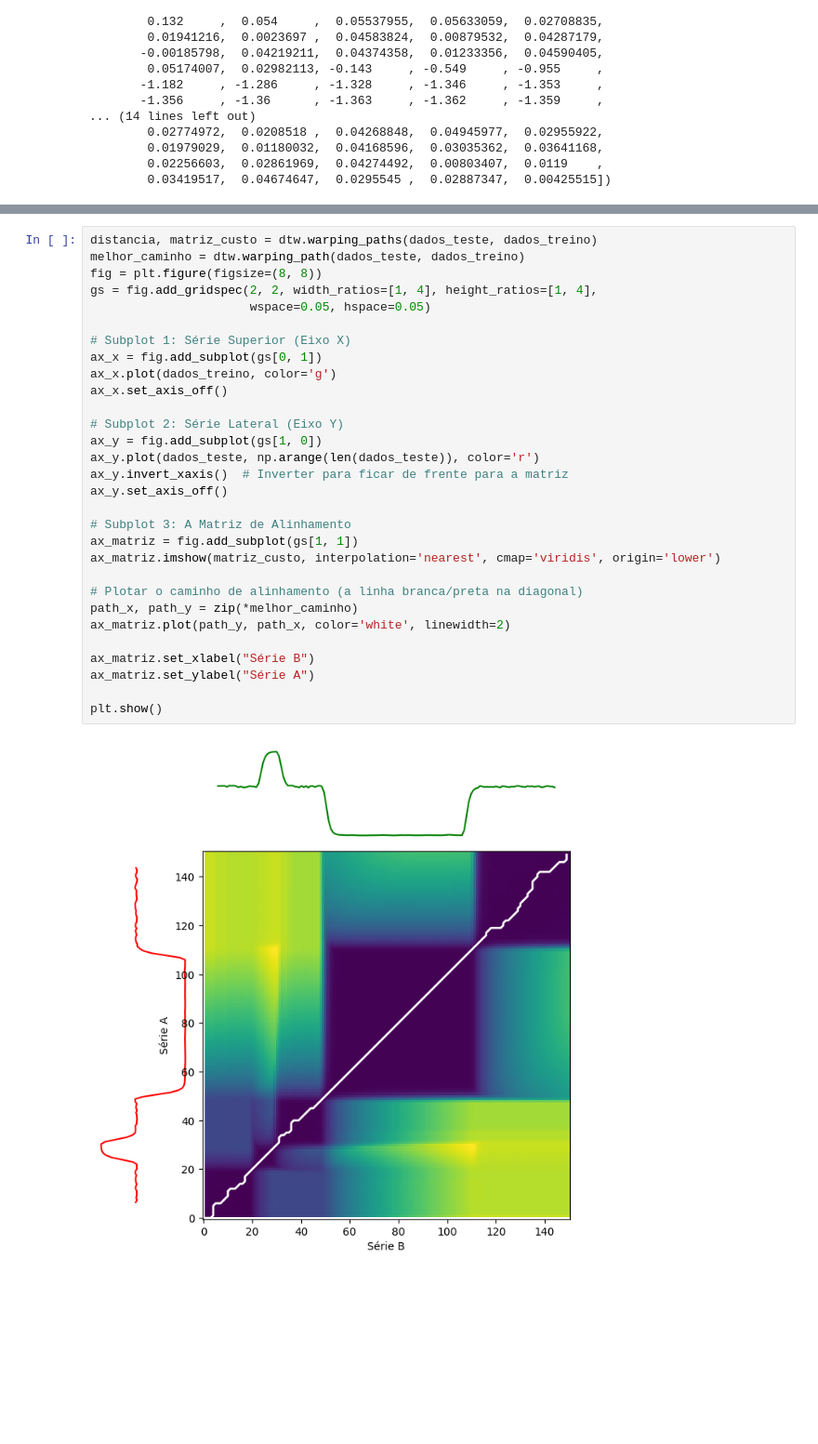
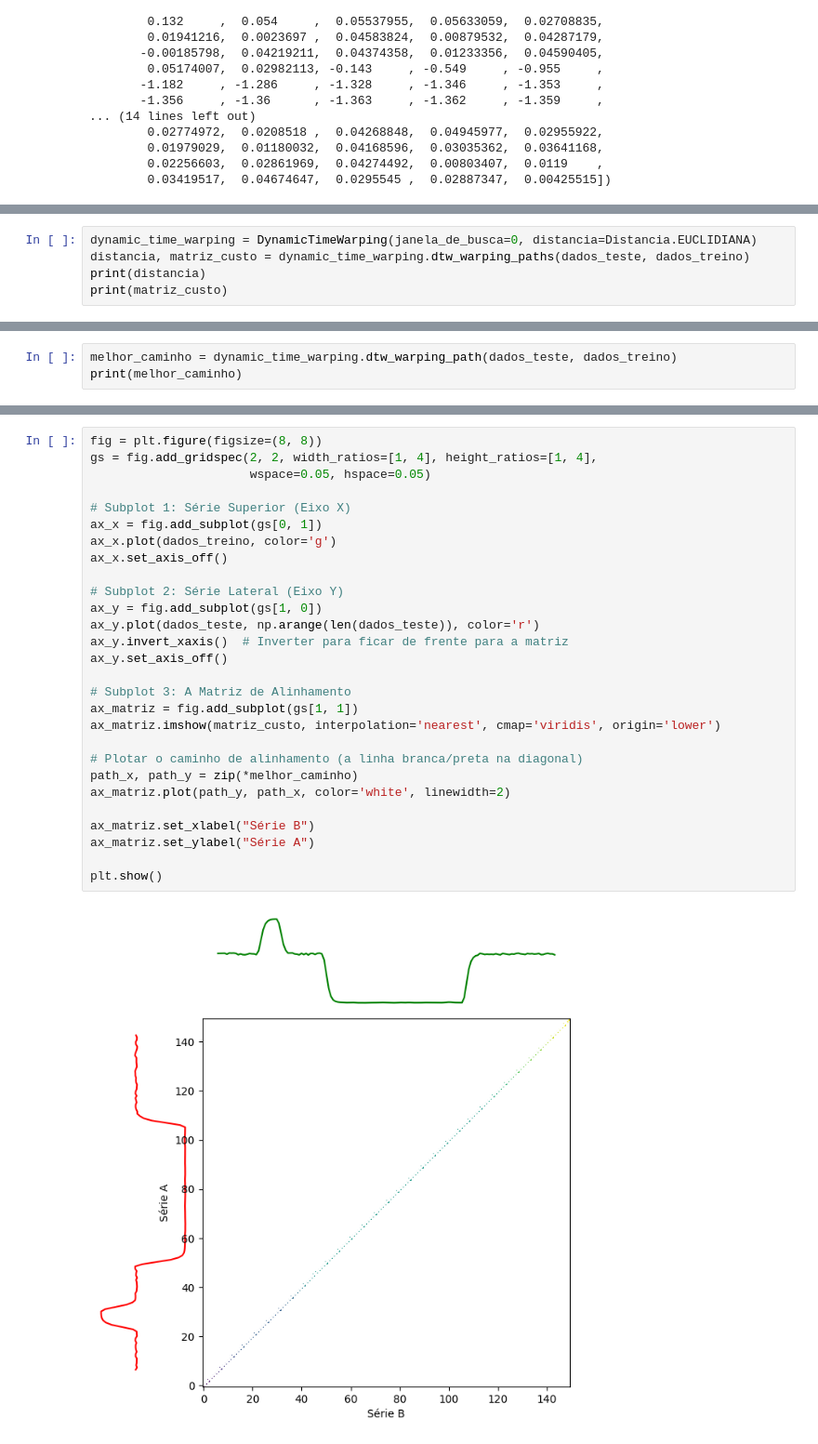
Before and after one commit to Henriquemcc/Trabalho_de_Implementacao_Projeto_e_Analise_Algoritmos-2026-1, a Jupyter notebook: Notebooks/Geracao_matriz_alinhamento.ipynb, the cells around one changed output, grey strips where cells are left out. Shown at 93% size. Drawn from its saved outputs; the diff is of its cells as text; blank space fills up the shorter version.

```diff
--- a/Notebooks/Geracao_matriz_alinhamento.ipynb
+++ b/Notebooks/Geracao_matriz_alinhamento.ipynb
@@ -95,0 +115,5 @@ array([ 0.04368289,  0.04450579,  0.04479432,  0.04849515,  0.02007078,
+# %%
+dynamic_time_warping = DynamicTimeWarping(janela_de_busca=0, distancia=Distancia.EUCLIDIANA)
+distancia, matriz_custo = dynamic_time_warping.dtw_warping_paths(dados_teste, dados_treino)
+print(distancia)
+print(matriz_custo)
@@ -95,0 +134,3 @@ array([ 0.04368289,  0.04450579,  0.04479432,  0.04849515,  0.02007078,
+# %%
+melhor_caminho = dynamic_time_warping.dtw_warping_path(dados_teste, dados_treino)
+print(melhor_caminho)
@@ -96,32 +139,30 @@ array([ 0.04368289,  0.04450579,  0.04479432,  0.04849515,  0.02007078,
 # %%
-distancia, matriz_custo = dtw.warping_paths(dados_teste, dados_treino)
-melhor_caminho = dtw.warping_path(dados_teste, dados_treino)
 fig = plt.figure(figsize=(8, 8))
 gs = fig.add_gridspec(2, 2, width_ratios=[1, 4], height_ratios=[1, 4],
                       wspace=0.05, hspace=0.05)
 
 # Subplot 1: Série Superior (Eixo X)
 ax_x = fig.add_subplot(gs[0, 1])
 ax_x.plot(dados_treino, color='g')
 ax_x.set_axis_off()
 
 # Subplot 2: Série Lateral (Eixo Y)
 ax_y = fig.add_subplot(gs[1, 0])
 ax_y.plot(dados_teste, np.arange(len(dados_teste)), color='r')
 ax_y.invert_xaxis()  # Inverter para ficar de frente para a matriz
 ax_y.set_axis_off()
 
 # Subplot 3: A Matriz de Alinhamento
 ax_matriz = fig.add_subplot(gs[1, 1])
 ax_matriz.imshow(matriz_custo, interpolation='nearest', cmap='viridis', origin='lower')
 
 # Plotar o caminho de alinhamento (a linha branca/preta na diagonal)
 path_x, path_y = zip(*melhor_caminho)
 ax_matriz.plot(path_y, path_x, color='white', linewidth=2)
 
 ax_matriz.set_xlabel("Série B")
 ax_matriz.set_ylabel("Série A")
 
 plt.show()
 # %% [output]
-[figure, old version]
+[figure, new version]
```
Also changed, not shown: parts of 5 cells of this notebook.
